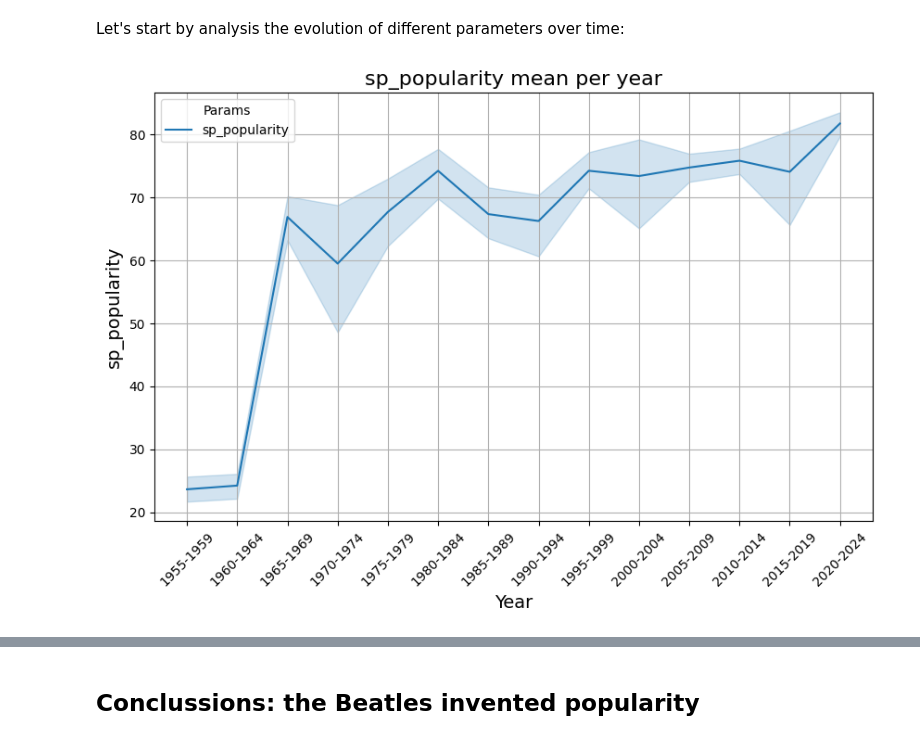
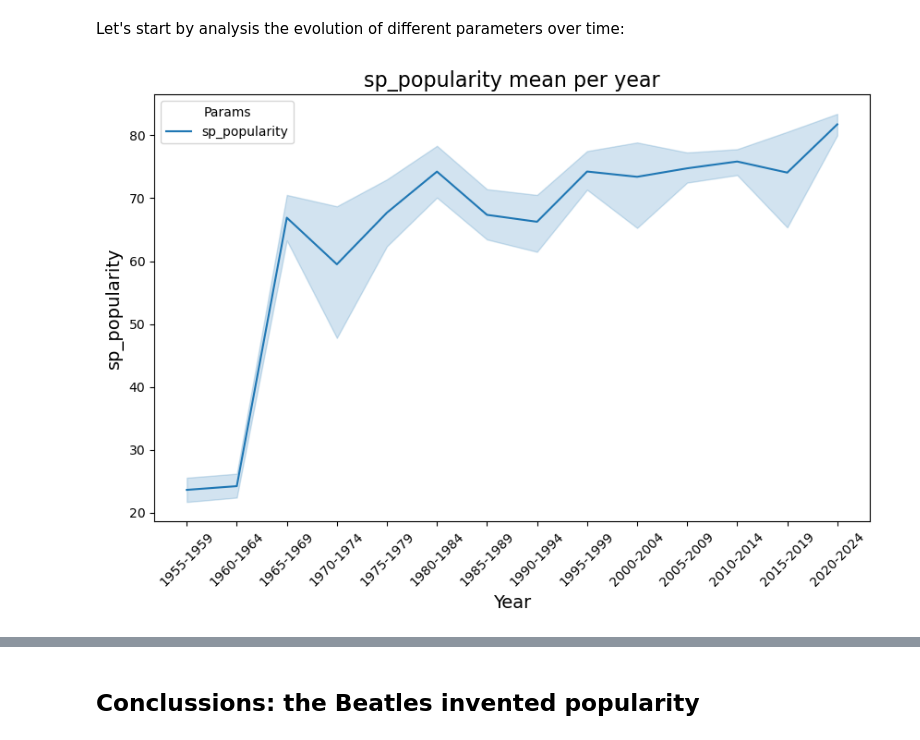
Before and after one commit to cristinaramirezdiaz/ironhack-w3-popatoms, a Jupyter notebook: main.ipynb, the cells around one changed output, grey strips where cells are left out. Drawn from its saved outputs; the diff is of its cells as text; code cells hidden in the pictures.

```diff
--- a/main.ipynb
+++ b/main.ipynb
@@ -213,9 +213,9 @@ aax_combined = pd.read_csv("df_aax_combined.csv")
 # %%
 # Plot line charts of popularity:
 
-plot_year_mean(aax_combined, type="line", params=['sp_popularity'], year_column='lustrum')
+plot_year_mean(aax_combined, type="line", params=['sp_popularity'], year_column='lustrum',grid=False)
 # %% [output]
-[figure, old version]
+[figure, new version]
 # %%
 
 # Plot line charts of different acoustic parameters:
```
Also changed, not shown: parts of 4 cells of this notebook.
